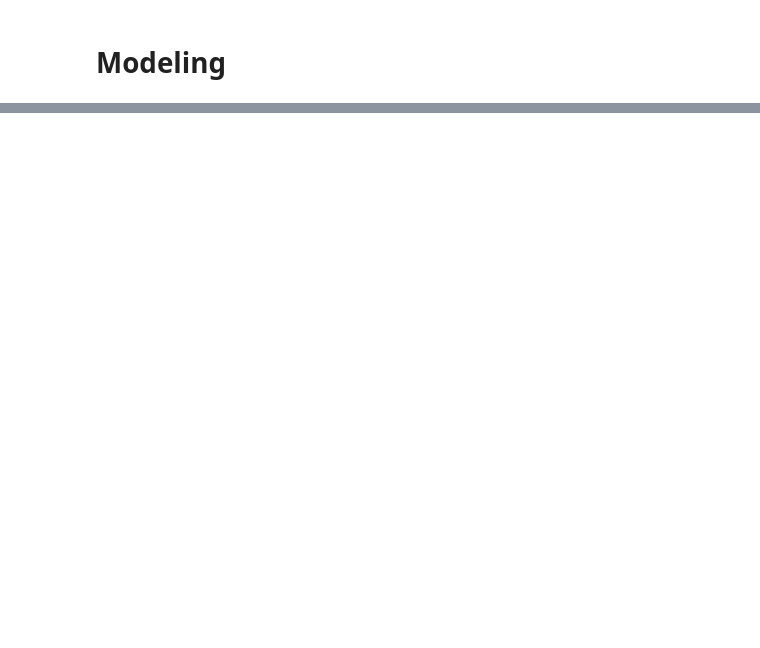
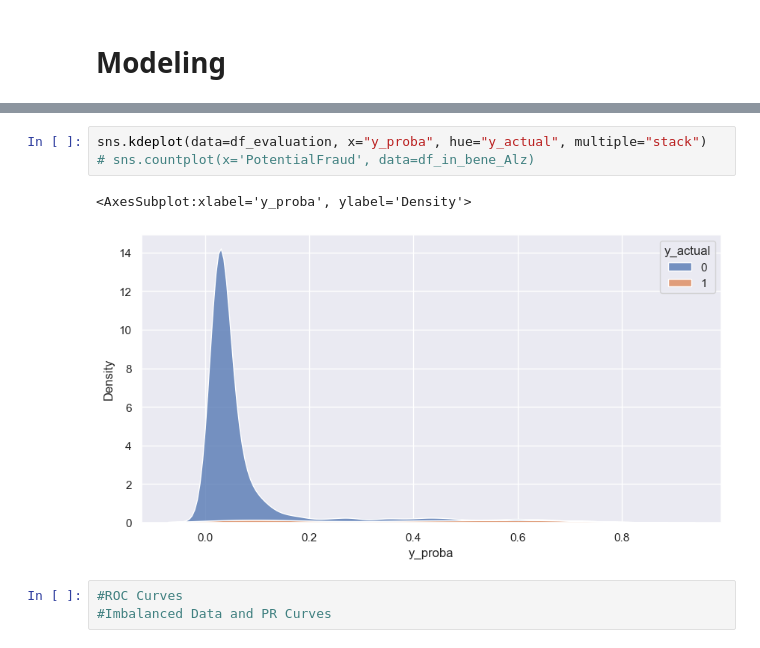
Before and after one commit to evkumar71/DataScience, a Jupyter notebook: Healtcare_fraud_detection.ipynb, the cells around one changed output, grey strips where cells are left out. Saved outputs shown, nothing was run; the diff lists cells and outputs as text; blank space fills up the shorter version.

```diff
--- a/Healtcare_fraud_detection.ipynb
+++ b/Healtcare_fraud_detection.ipynb
@@ -463,0 +529,9 @@ sns.heatmap(df_master_ml_corr, annot=True)
+# %%
+sns.kdeplot(data=df_evaluation, x="y_proba", hue="y_actual", multiple="stack")
+# sns.countplot(x='PotentialFraud', data=df_in_bene_Alz)
+# %% [output]
+<AxesSubplot:xlabel='y_proba', ylabel='Density'>
+[figure, added]
+# %%
+#ROC Curves
+#Imbalanced Data and PR Curves
```
Also changed, not shown: parts of 16 cells of this notebook.
